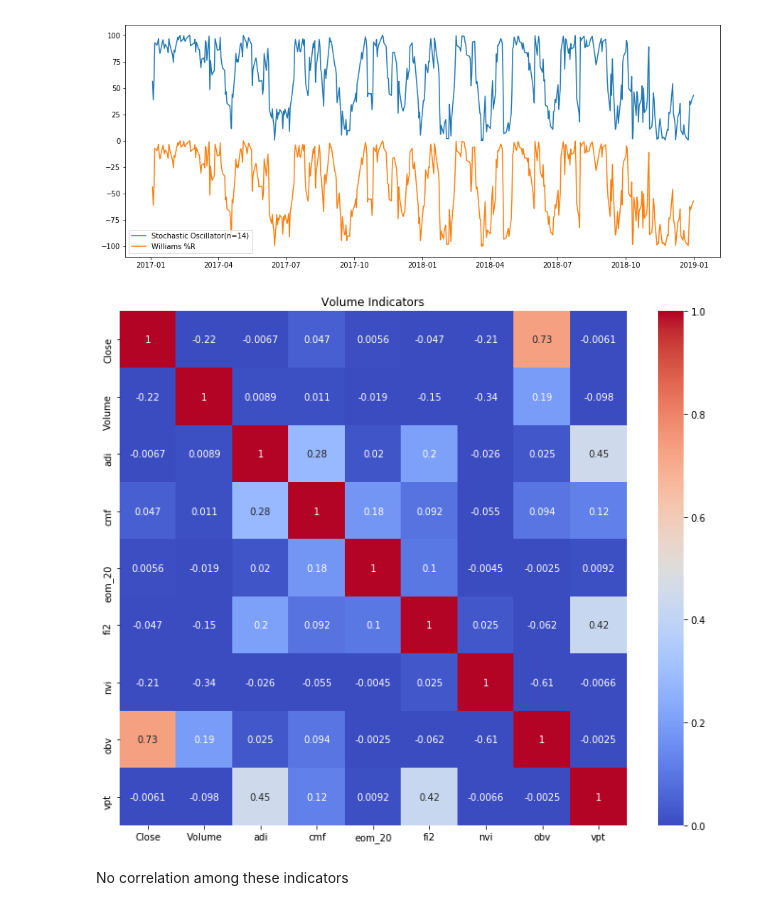
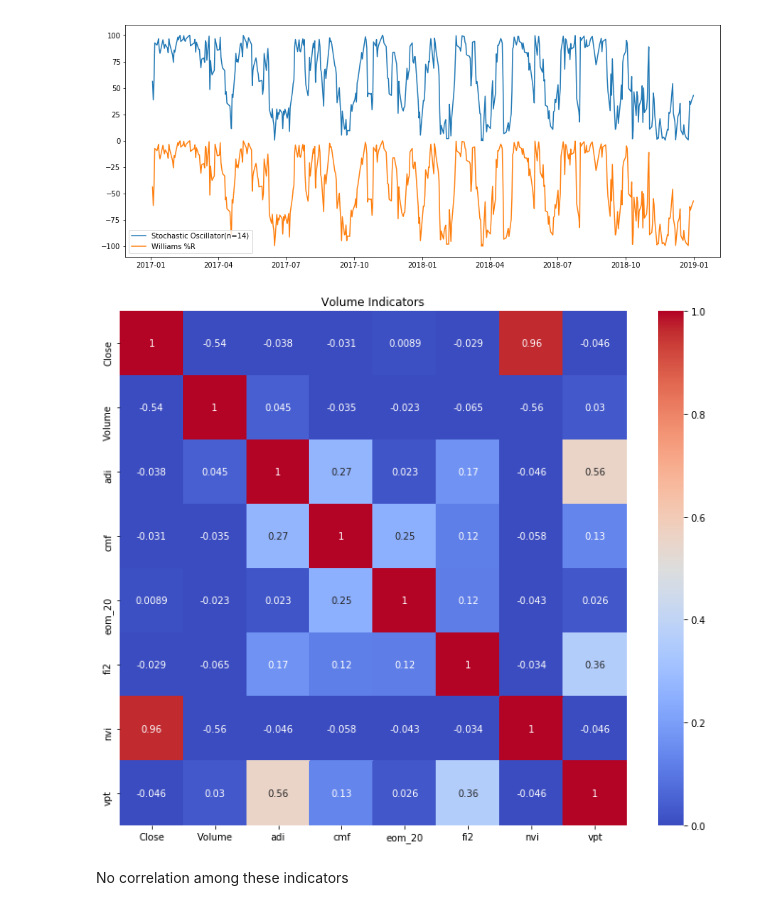
Before and after one commit to jscriptcoder/Capstone-Project-Udacity, a Jupyter notebook: notebooks/indicators_features.ipynb, the cells around one changed output. Saved outputs shown, nothing was run; the diff lists cells and outputs as text; code cells hidden in the pictures.

```diff
--- a/notebooks/indicators_features.ipynb
+++ b/notebooks/indicators_features.ipynb
@@ -108,0 +136,2 @@ memory usage: 4.2 MB
+# %%
+featured_series.drop(columns=['obv'], axis=1, inplace=True)
@@ -108,0 +140,5 @@ memory usage: 4.2 MB
+# %%
+featured_series.dropna(inplace=True)
+# %%
+fig, ax = plt.subplots(figsize=(15, 6))
+sns.heatmap(featured_series.isnull(), cbar=False, yticklabels=False)
@@ -253,3 +307,5 @@ featured_series.head()
+# %%
+featured_series = get_range(featured_series, '2003-01-01')
 # %% [markdown]
 ### Feature Importance
 # %%
@@ -363,10 +420,10 @@ plot_series(get_range('2017-01-01',
 # %% [output]
 [figure]
 # %%
-cols = ['Close', 'Volume', 'adi', 'cmf', 'eom_20', 'fi2', 'nvi', 'obv', 'vpt']
+cols = ['Close', 'Volume', 'adi', 'cmf', 'eom_20', 'fi2', 'nvi', 'vpt']
 plot_heatmap_corr(featured_series[cols], title='Volume Indicators')
 # %% [output]
-[figure, old version]
+[figure, new version]
 # %% [markdown]
 No correlation among these indicators
 # %%
```
Also changed, not shown: parts of 50 cells of this notebook, 35 other files.
